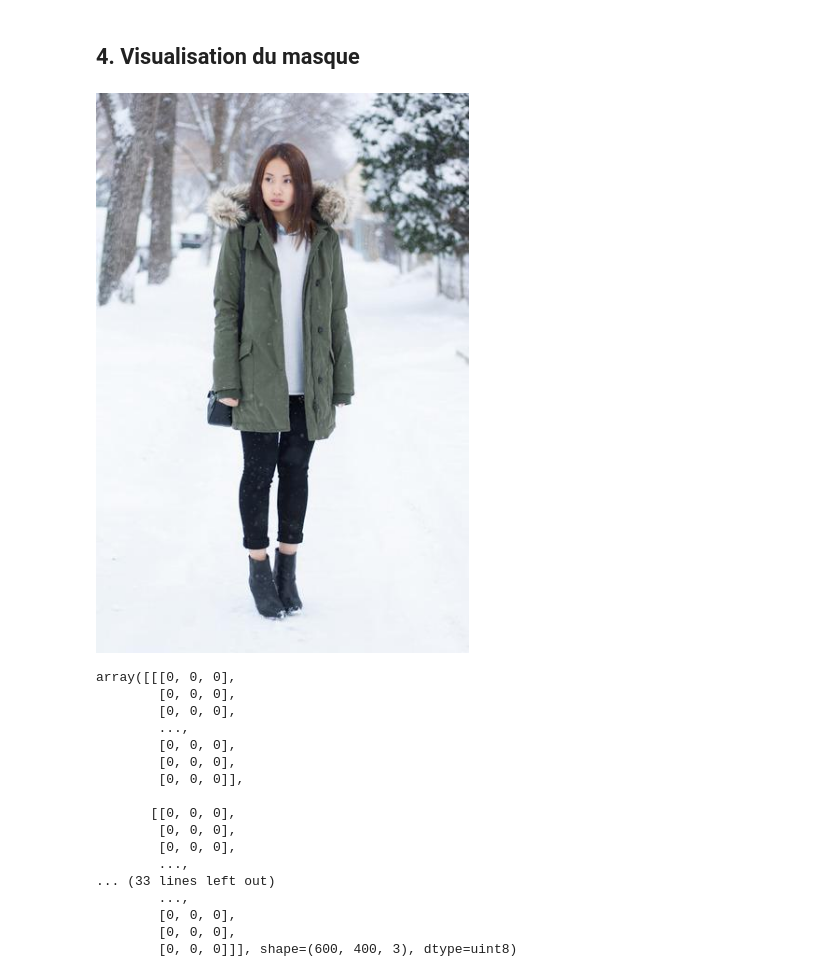
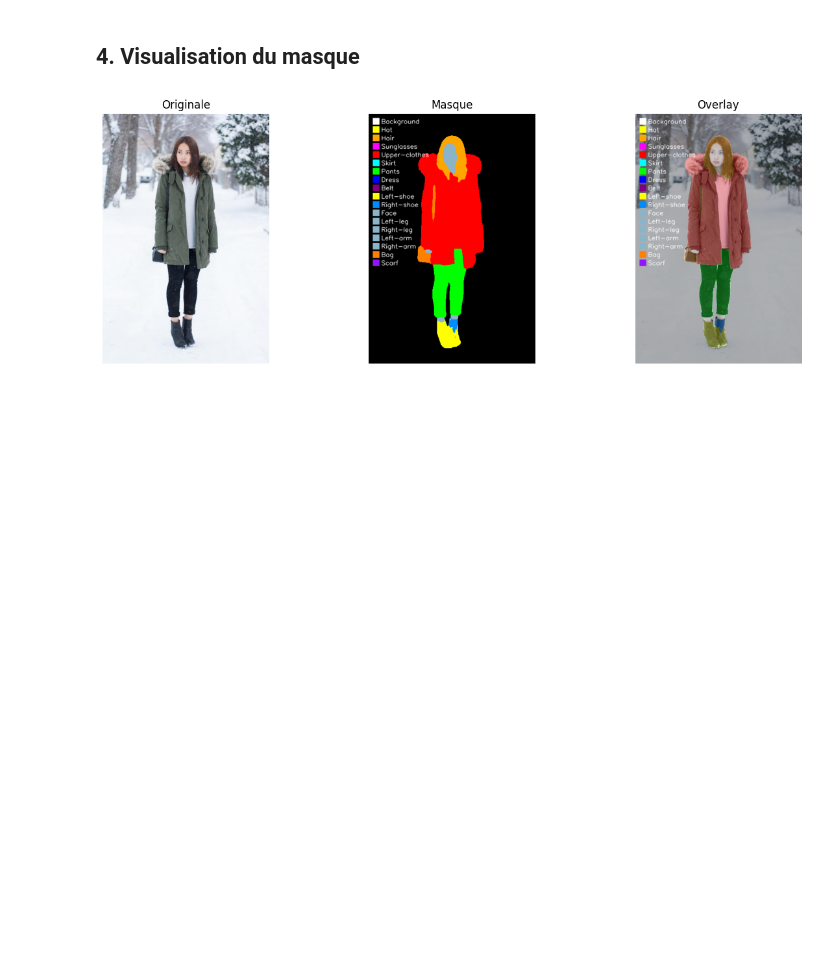
Before and after one commit to alxvnt/Projet_2_AI, a Jupyter notebook: hugging_face.ipynb, the cells around one changed output. Saved outputs shown, nothing was run; the diff lists cells and outputs as text; code cells hidden in the pictures; blank space fills up the shorter version.

Commit message:
script visualisation masque fonctionnelle

```diff
--- a/hugging_face.ipynb
+++ b/hugging_face.ipynb
@@ -256,26 +273,37 @@ Requête Ok
 # %% [markdown]
 ## 4. Visualisation du masque
 # %%
+
+# Creation, ajout couleur & legende, visualisation en image du masque
 mask = create_masks(dic_response,img_dim[0], img_dim[1])
 mask_colorized = colorize_mask(mask, custom_colormap)
-display(tmp_img)
-display(mask_colorized)
+colored_mask_with_legend = add_legend(mask_colorized, legend_labels)
+final_mask = Image.fromarray(cv2.cvtColor(colored_mask_with_legend, cv2.COLOR_BGR2RGB))
+
+# Récupération du tableau de numpy de l'image originale
+img_numpy = cv2.imread(single_image_path)
+
+# Creation, ajout couleur & legende, visualisation en image de l'overlay
+overlay = cv2.addWeighted(img_numpy, 0.7, mask_colorized, 0.3, 0)
+overlay_with_legend = add_legend(overlay, legend_labels)
+img_overlay = Image.fromarray(cv2.cvtColor(overlay_with_legend, cv2.COLOR_BGR2RGB))
+
+# Création d'une figure avec 1 ligne et 3 colonnes
+fig, ax = plt.subplots(1, 3, figsize=(15, 5))
+
+# Affichage de chaque image dans son compartiment
+ax[0].imshow(tmp_img)
+ax[0].set_title("Originale")
+ax[0].axis('off')
+
+ax[1].imshow(final_mask)
+ax[1].set_title("Masque")
+ax[1].axis('off')
+
+ax[2].imshow(img_overlay)
+ax[2].set_title("Overlay")
+ax[2].axis('off')
+
+plt.show()
 # %% [output]
-[figure, old version]
+[figure, new version]
-array([[[0, 0, 0],
-        [0, 0, 0],
-        [0, 0, 0],
-        ...,
-        [0, 0, 0],
-        [0, 0, 0],
-        [0, 0, 0]],
-
-       [[0, 0, 0],
-        [0, 0, 0],
-        [0, 0, 0],
-        ...,
-... (33 lines left out)
-        ...,
-        [0, 0, 0],
-        [0, 0, 0],
-        [0, 0, 0]]], shape=(600, 400, 3), dtype=uint8)
```
Also changed, not shown: parts of 3 cells of this notebook, 2 other files.
